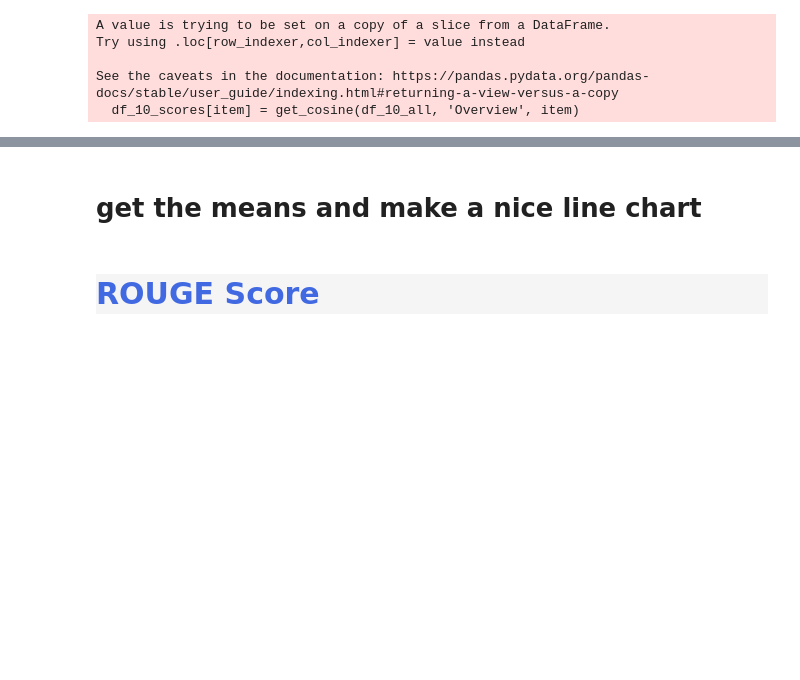
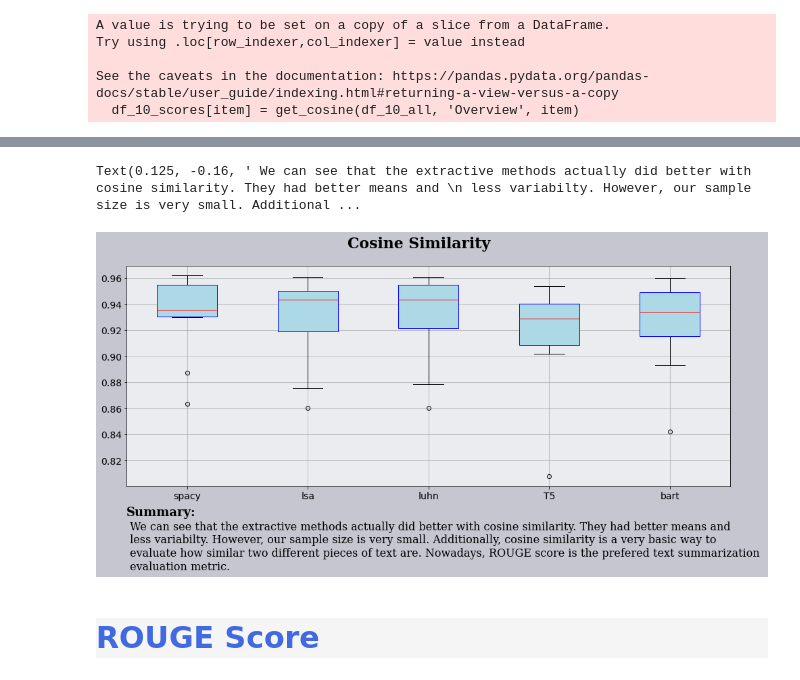
Before and after one commit to rotznmu/movie_summarization_capstone, a Jupyter notebook: Notebooks/03_training_modeling.ipynb, the cells around one changed output, grey strips where cells are left out. Drawn from its saved outputs; the diff is of its cells as text; code cells hidden in the pictures; blank space fills up the shorter version.

```diff
--- a/Notebooks/03_training_modeling.ipynb
+++ b/Notebooks/03_training_modeling.ipynb
@@ -961,8 +984,36 @@ df_10_scores
 | 7 | Mr. Jones | 0.960564 | 0.960564 | 0.960564 | 0.942927 | 0.960088 |
 | 8 | Hanging Up | 0.958232 | 0.943763 | 0.955363 | 0.931923 | 0.947105 |
 | 9 | Black Butterfly | 0.863607 | 0.860343 | 0.860343 | 0.807854 | 0.841868 |
-# %% [markdown]
-# get the means and make a nice line chart
+# %%
+cosine_dict = {'spacy': list(df_10_scores.spacy_overview),
+              'lsa': list(df_10_scores.lsa_overview),
+              'luhn': list(df_10_scores.luhn_overview),
+              'T5': list(df_10_scores.T5_overview),
+              'bart': list(df_10_scores.bart_overview)}
+
+font_1 = {'font': 'Serif','weight':'bold','size': '16','style':'normal', 'color':'#fc0fc0'}
+ax_background_color = '#ebecf0'
+titles_font = {'font': 'Serif', 'size': '18','weight':'bold', 'color':'black'}
+fig_background_color = '#c5c6d0'
+
+fig, ax = plt.subplots(nrows=1, ncols=1, figsize=(16, 6))
+fig.suptitle('Cosine Similarity', font = 'Serif', weight='bold', color='black', size=22)
+fig.patch.set_facecolor(fig_background_color)
+
+
+ax.boxplot(cosine_dict.values(), patch_artist=True, boxprops=dict(facecolor='lightblue', color='blue'), medianprops=dict(color='red'))
+ax.set_xticklabels(cosine_dict.keys())
+ax.set_facecolor(ax_background_color)
+ax.grid()
+ax.tick_params(axis='both', which='major', labelsize=14)
+
+fig.text(0.125, 0.025, 'Summary:',
+         {'font':'Serif', 'size':18,'weight':'bold' ,'color':'black'})
+fig.text(0.125, -0.16, " We can see that the extractive methods actually did better with cosine similarity. They had better means and \n less variabilty. However, our sample size is very small. Additionally, cosine similarity is a very basic way to \n evaluate how similar two different pieces of text are. Nowadays, ROUGE score is the prefered text summarization \n evaluation metric. ",
+         {'font':'Serif', 'size':16,'weight':'normal' ,'color':'black'})
+# %% [output]
+Text(0.125, -0.16, ' We can see that the extractive methods actually did better with cosine similarity. They had better means and \n less variabilty. However, our sample size is very small. Additional ...
+[figure, added]
 # %% [markdown]
 <h1 style = "font-family: garamond; font-size: 30px; font-style: normal; letter-spcaing: 3px; background-color: #f6f5f5; color :royalblue; border-radius: 100px 100px; text-align:left " >ROUGE Score</h1>
 # %%
```
Also changed, not shown: parts of 60 cells of this notebook.
